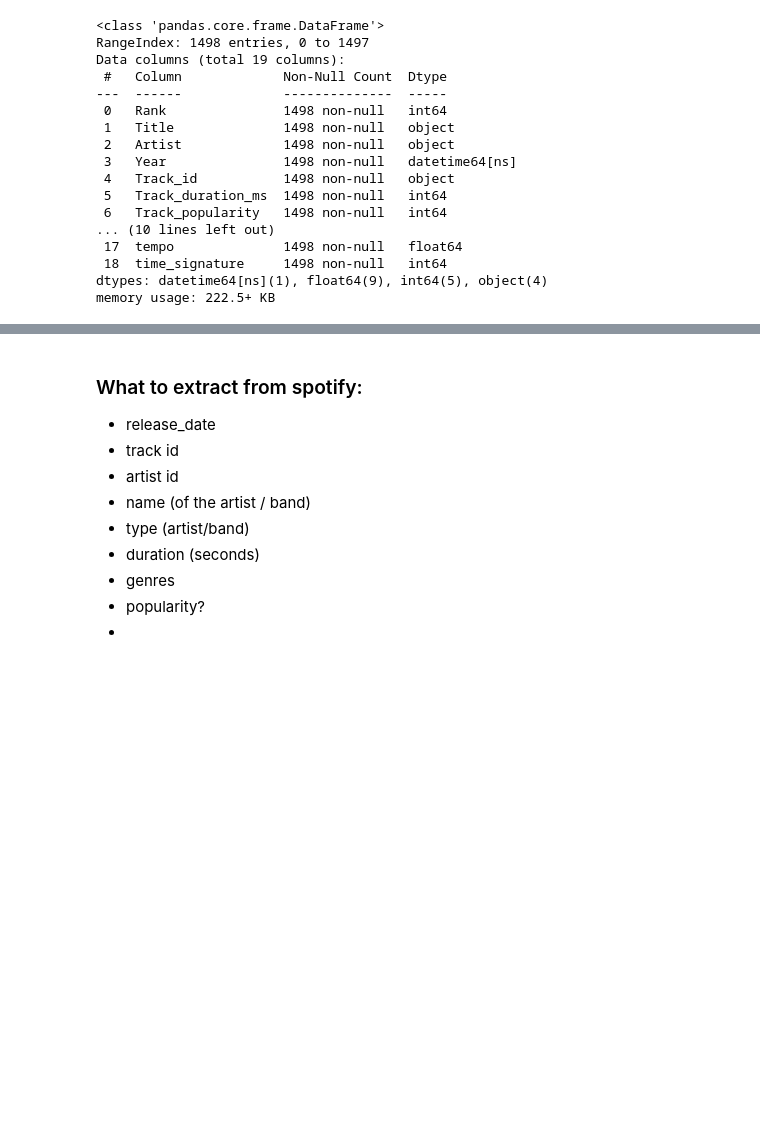
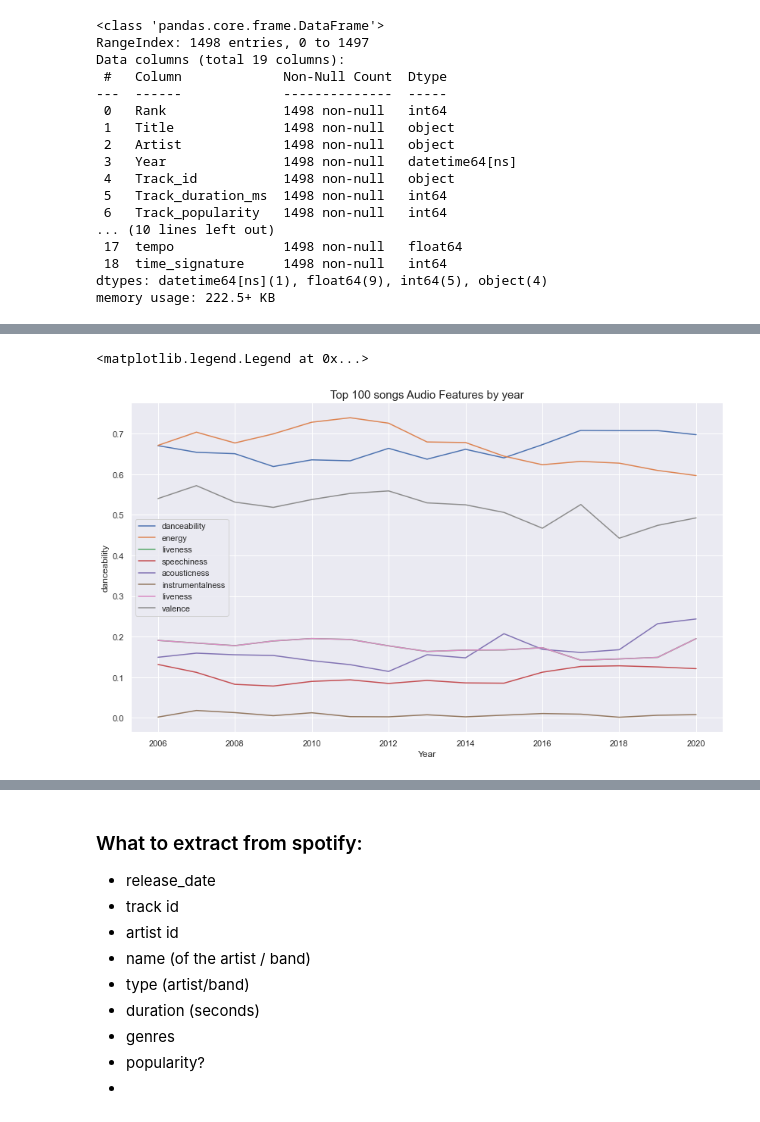
Before and after one commit to marukas-py/Top-songs-2006-2020, a Jupyter notebook: Songs_trends_2006_2020.ipynb, the cells around one changed output, grey strips where cells are left out. Saved outputs shown, nothing was run; the diff lists cells and outputs as text; code cells hidden in the pictures; blank space fills up the shorter version.

```diff
--- a/Songs_trends_2006_2020.ipynb
+++ b/Songs_trends_2006_2020.ipynb
@@ -403,0 +418,5 @@ df_merged
+# %%
+df_top100_mean = df_merged.groupby('Year').mean()[['Track_duration_ms', 'danceability', 'energy', 'loudness',
+                                  'speechiness', 'acousticness', 'instrumentalness', 'liveness', 'valence',
+                                 'tempo']]
+df_top100_mean
@@ -403,0 +441,11 @@ df_merged
+# %%
+plt.figure(figsize = (14, 8))
+plt.title("Top 100 songs Audio Features by year", fontsize = 15)
+lines = ['danceability','energy','liveness','speechiness','acousticness',
+         'instrumentalness','liveness','valence']
+for line in lines:
+    ax = sns.lineplot(x = df_top100_mean.index.year, y = line, data = df_top100_mean)
+plt.legend(lines)
+# %% [output]
+<matplotlib.legend.Legend at 0x...>
+[figure, added]
```
Also changed, not shown: parts of 42 cells of this notebook.
